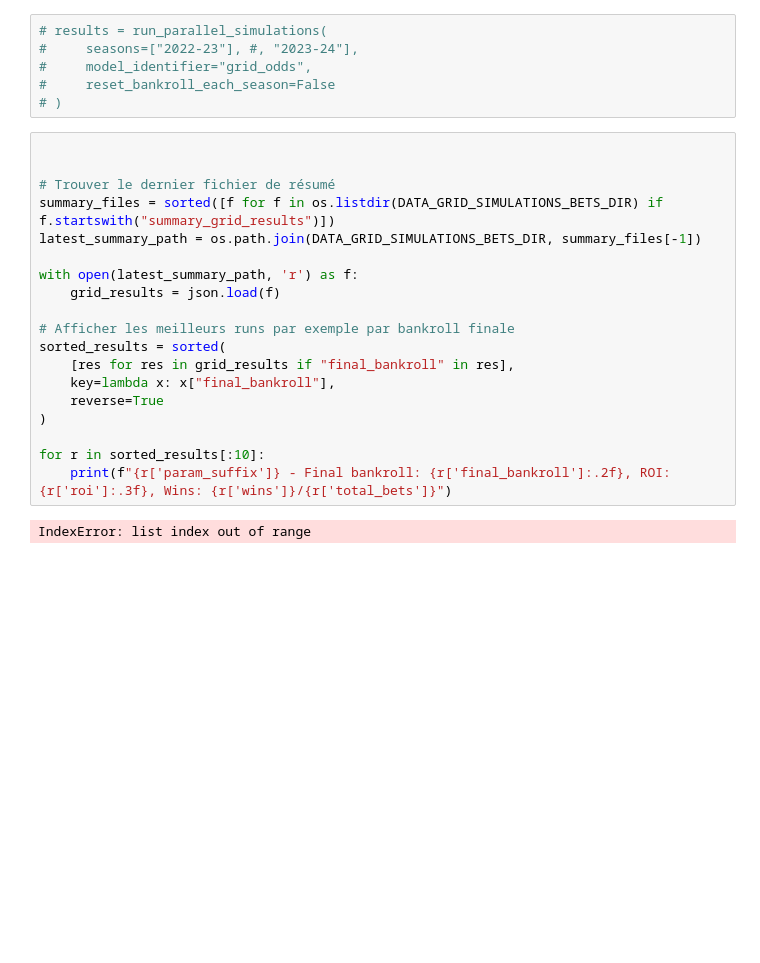
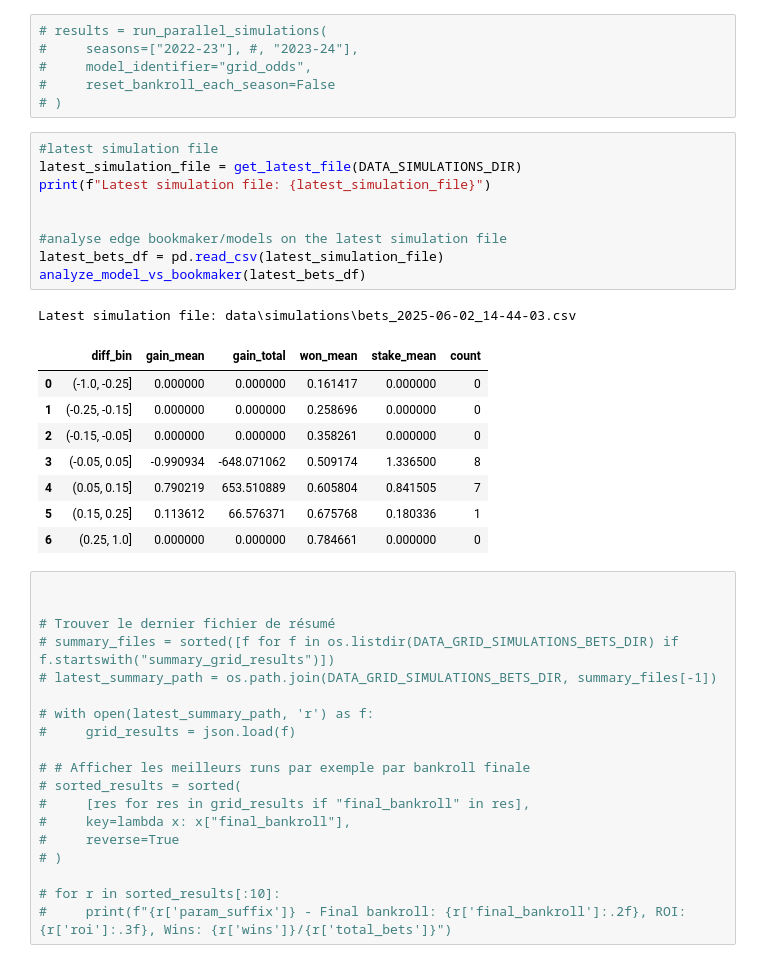
Before and after one commit to SirGenkii/NBA_Predictor, a Jupyter notebook: 09_betting_simulation.ipynb, the cells around one changed output. Saved outputs shown, nothing was run; the diff lists cells and outputs as text; blank space fills up the shorter version.

```diff
--- a/09_betting_simulation.ipynb
+++ b/09_betting_simulation.ipynb
@@ -116,24 +99,41 @@ plt.grid()
 #     model_identifier="grid_odds",
 #     reset_bankroll_each_season=False
 # )
+# %%
+#latest simulation file
+latest_simulation_file = get_latest_file(DATA_SIMULATIONS_DIR)
+print(f"Latest simulation file: {latest_simulation_file}")
+
+
+#analyse edge bookmaker/models on the latest simulation file
+latest_bets_df = pd.read_csv(latest_simulation_file)
+analyze_model_vs_bookmaker(latest_bets_df)
+# %% [output]
+Latest simulation file: data\simulations\bets_2025-06-02_14-44-03.csv
+|  | diff_bin | gain_mean | gain_total | won_mean | stake_mean | count |
+| 0 | (-1.0, -0.25] | 0.000000 | 0.000000 | 0.161417 | 0.000000 | 0 |
+| 1 | (-0.25, -0.15] | 0.000000 | 0.000000 | 0.258696 | 0.000000 | 0 |
+| 2 | (-0.15, -0.05] | 0.000000 | 0.000000 | 0.358261 | 0.000000 | 0 |
+| 3 | (-0.05, 0.05] | -0.990934 | -648.071062 | 0.509174 | 1.336500 | 8 |
+| 4 | (0.05, 0.15] | 0.790219 | 653.510889 | 0.605804 | 0.841505 | 7 |
+| 5 | (0.15, 0.25] | 0.113612 | 66.576371 | 0.675768 | 0.180336 | 1 |
+| 6 | (0.25, 1.0] | 0.000000 | 0.000000 | 0.784661 | 0.000000 | 0 |
 # %%
 
 
 # Trouver le dernier fichier de résumé
-summary_files = sorted([f for f in os.listdir(DATA_GRID_SIMULATIONS_BETS_DIR) if f.startswith("summary_grid_results")])
-latest_summary_path = os.path.join(DATA_GRID_SIMULATIONS_BETS_DIR, summary_files[-1])
+# summary_files = sorted([f for f in os.listdir(DATA_GRID_SIMULATIONS_BETS_DIR) if f.startswith("summary_grid_results")])
+# latest_summary_path = os.path.join(DATA_GRID_SIMULATIONS_BETS_DIR, summary_files[-1])
 
-with open(latest_summary_path, 'r') as f:
-    grid_results = json.load(f)
+# with open(latest_summary_path, 'r') as f:
+#     grid_results = json.load(f)
 
-# Afficher les meilleurs runs par exemple par bankroll finale
-sorted_results = sorted(
-    [res for res in grid_results if "final_bankroll" in res],
-    key=lambda x: x["final_bankroll"],
-    reverse=True
-)
+# # Afficher les meilleurs runs par exemple par bankroll finale
+# sorted_results = sorted(
+#     [res for res in grid_results if "final_bankroll" in res],
+#     key=lambda x: x["final_bankroll"],
+#     reverse=True
+# )
 
-for r in sorted_results[:10]:
-    print(f"{r['param_suffix']} - Final bankroll: {r['final_bankroll']:.2f}, ROI: {r['roi']:.3f}, Wins: {r['wins']}/{r['total_bets']}")
+# for r in sorted_results[:10]:
+#     print(f"{r['param_suffix']} - Final bankroll: {r['final_bankroll']:.2f}, ROI: {r['roi']:.3f}, Wins: {r['wins']}/{r['total_bets']}")
-# %% [output]
-IndexError: list index out of range
```
Also changed, not shown: parts of 6 cells of this notebook, 20 other files.
